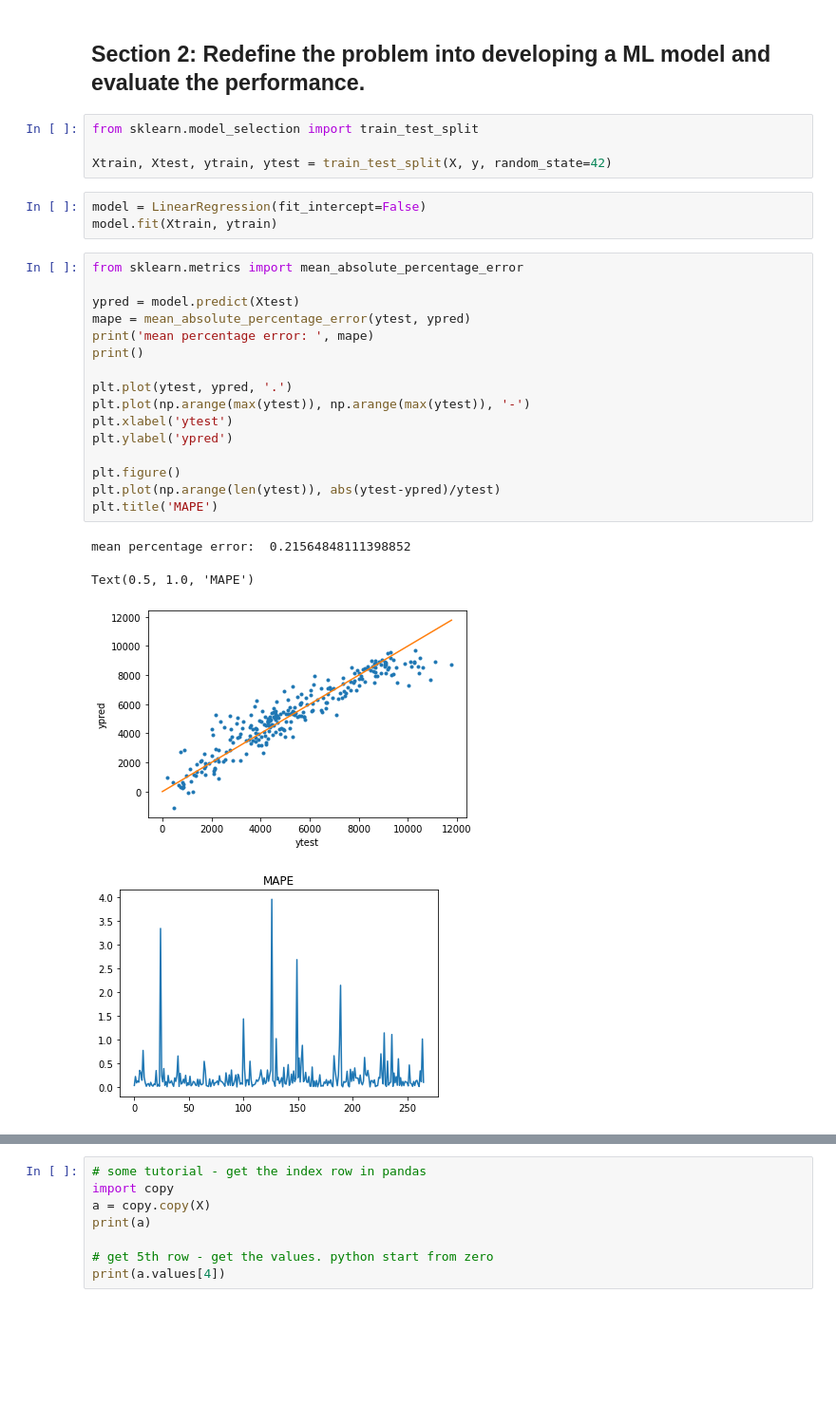
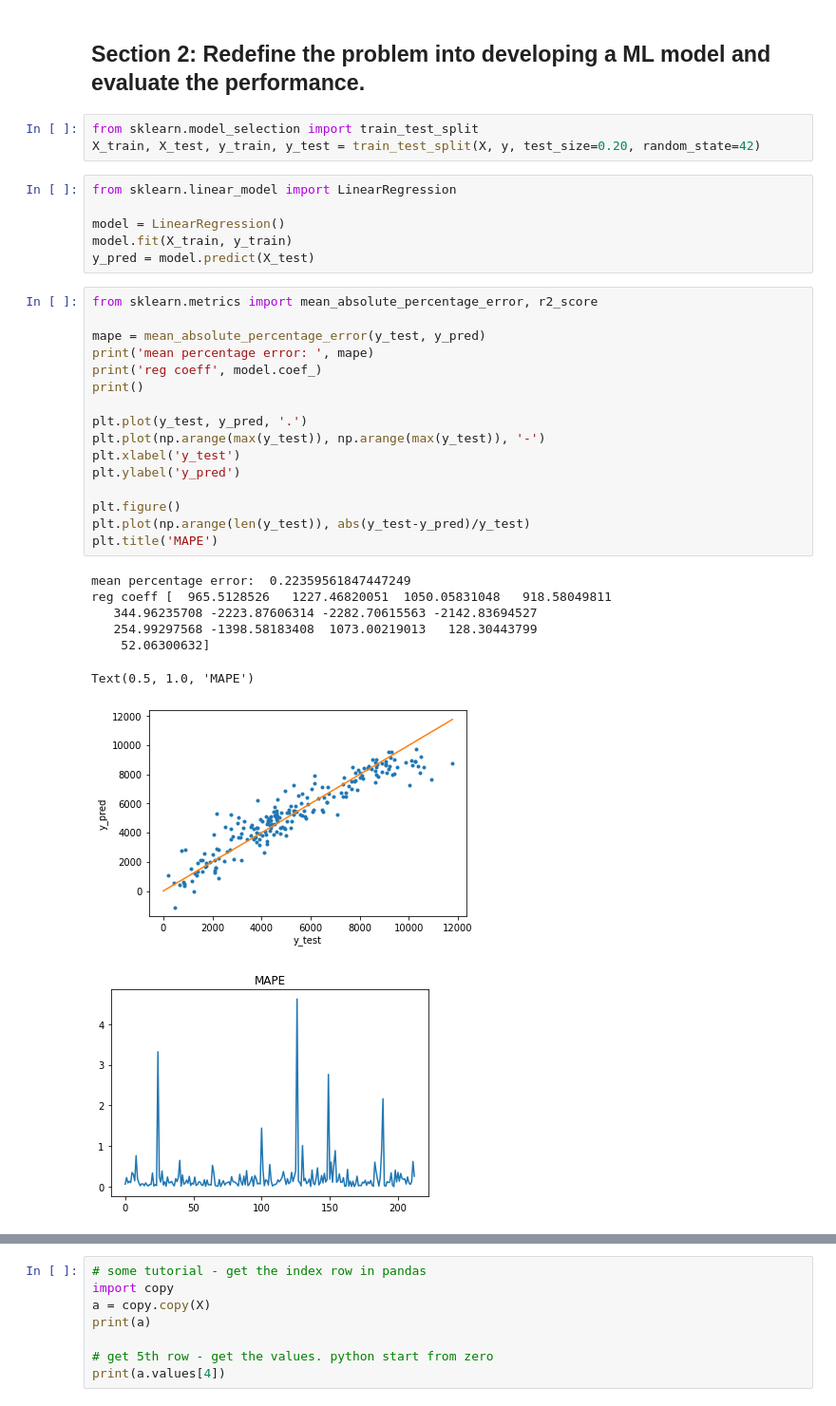
Before and after one commit to shiernee/Advanced_ML, a Jupyter notebook: Week12/WOA7015_Wk12.ipynb, the cells around one changed output, grey strips where cells are left out. Shown: that part at 95% size. Saved outputs shown, nothing was run; the diff lists cells and outputs as text; blank space fills up the shorter version.

```diff
--- a/Week12/WOA7015_Wk12.ipynb
+++ b/Week12/WOA7015_Wk12.ipynb
@@ -243,30 +274,36 @@ These are all potentially interesting effects, and you now have the tools to beg
 ## Section 2: Redefine the problem into developing a ML model and evaluate the performance.
 # %%
 from sklearn.model_selection import train_test_split
-
-Xtrain, Xtest, ytrain, ytest = train_test_split(X, y, random_state=42)
+X_train, X_test, y_train, y_test = train_test_split(X, y, test_size=0.20, random_state=42)
-# %%
-model = LinearRegression(fit_intercept=False)
-model.fit(Xtrain, ytrain)
+# %%
+from sklearn.linear_model import LinearRegression
+
+model = LinearRegression()
+model.fit(X_train, y_train)
+y_pred = model.predict(X_test)
 # %%
-from sklearn.metrics import mean_absolute_percentage_error
+from sklearn.metrics import mean_absolute_percentage_error, r2_score
 
-ypred = model.predict(Xtest)
-mape = mean_absolute_percentage_error(ytest, ypred)
+mape = mean_absolute_percentage_error(y_test, y_pred)
 print('mean percentage error: ', mape)
+print('reg coeff', model.coef_)
 print()
 
-plt.plot(ytest, ypred, '.')
-plt.plot(np.arange(max(ytest)), np.arange(max(ytest)), '-')
-plt.xlabel('ytest')
-plt.ylabel('ypred')
+plt.plot(y_test, y_pred, '.')
+plt.plot(np.arange(max(y_test)), np.arange(max(y_test)), '-')
+plt.xlabel('y_test')
+plt.ylabel('y_pred')
 
 plt.figure()
-plt.plot(np.arange(len(ytest)), abs(ytest-ypred)/ytest)
+plt.plot(np.arange(len(y_test)), abs(y_test-y_pred)/y_test)
 plt.title('MAPE')
 # %% [output]
-mean percentage error:  0.21564848111398852
+mean percentage error:  0.22359561847447249
+reg coeff [  965.5128526   1227.46820051  1050.05831048   918.58049811
+   344.96235708 -2223.87606314 -2282.70615563 -2142.83694527
+   254.99297568 -1398.58183408  1073.00219013   128.30443799
+    52.06300632]
 Text(0.5, 1.0, 'MAPE')
-[figure, old version]
+[figure, new version]
-[figure, old version]
+[figure, new version]
 # %% [markdown]
```
Also changed, not shown: parts of 20 cells of this notebook.
